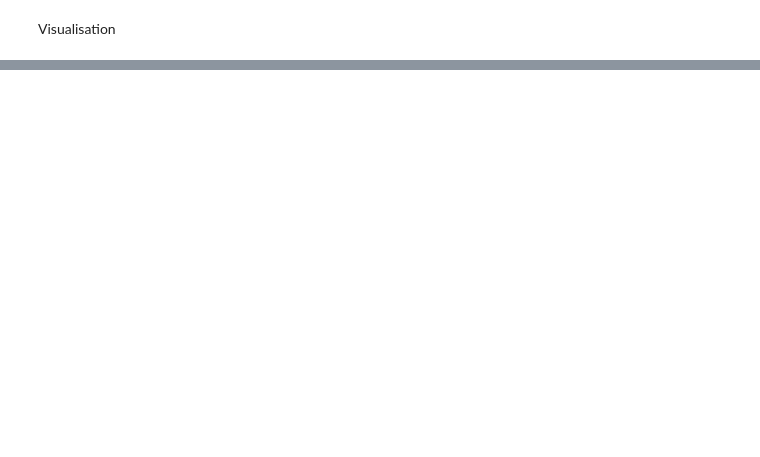
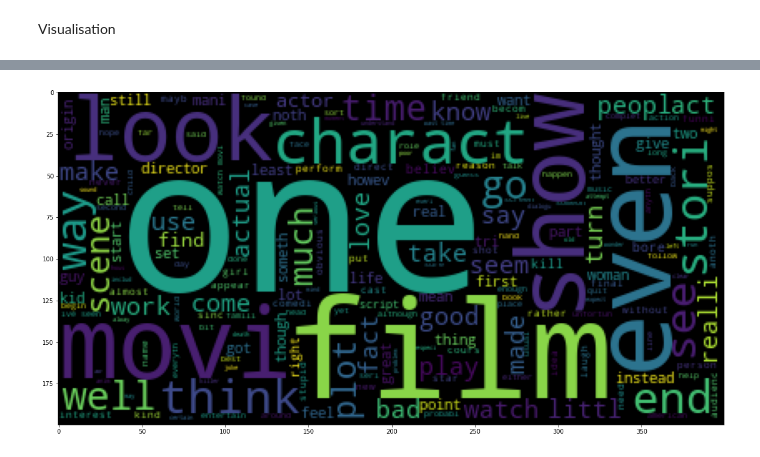
Before and after one commit to asfaqahmedkazi/IMDBProject, a Jupyter notebook: IMDb_Sentiment_Analysis.ipynb, the cells around one changed output, grey strips where cells are left out. Saved outputs shown, nothing was run; the diff lists cells and outputs as text; code cells hidden in the pictures; blank space fills up the shorter version.

```diff
--- a/IMDb_Sentiment_Analysis.ipynb
+++ b/IMDb_Sentiment_Analysis.ipynb
@@ -670,0 +671,16 @@ plt.show()
+# %%
+########################## WordCloud Negative Train & Test set post feature selection ##################################
+
+# Creating a list of ham data only to analyse
+imdb_list = df_freq["review"][df_freq.label.isin(['neg'])].unique().tolist()
+imdb_bow = " ".join(imdb_list)
+
+# Create a word cloud for ham
+imdb_wordcloud = WordCloud().generate(imdb_bow)
+
+# Show the created image of word cloud
+plt.figure(figsize=(20, 20))
+plt.imshow(imdb_wordcloud)
+plt.show()
+# %% [output]
+[figure, added]
```
Also changed, not shown: parts of 24 cells of this notebook.
